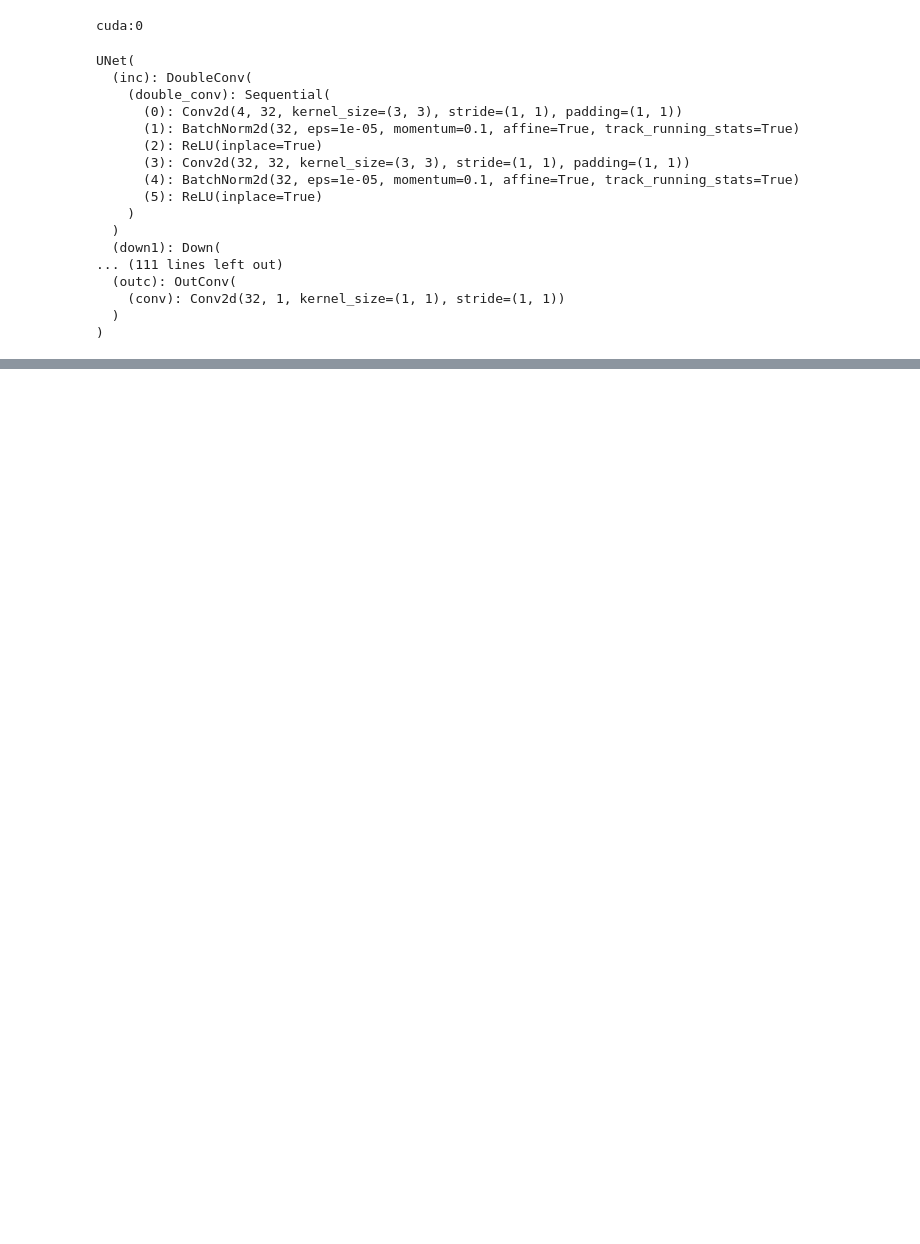
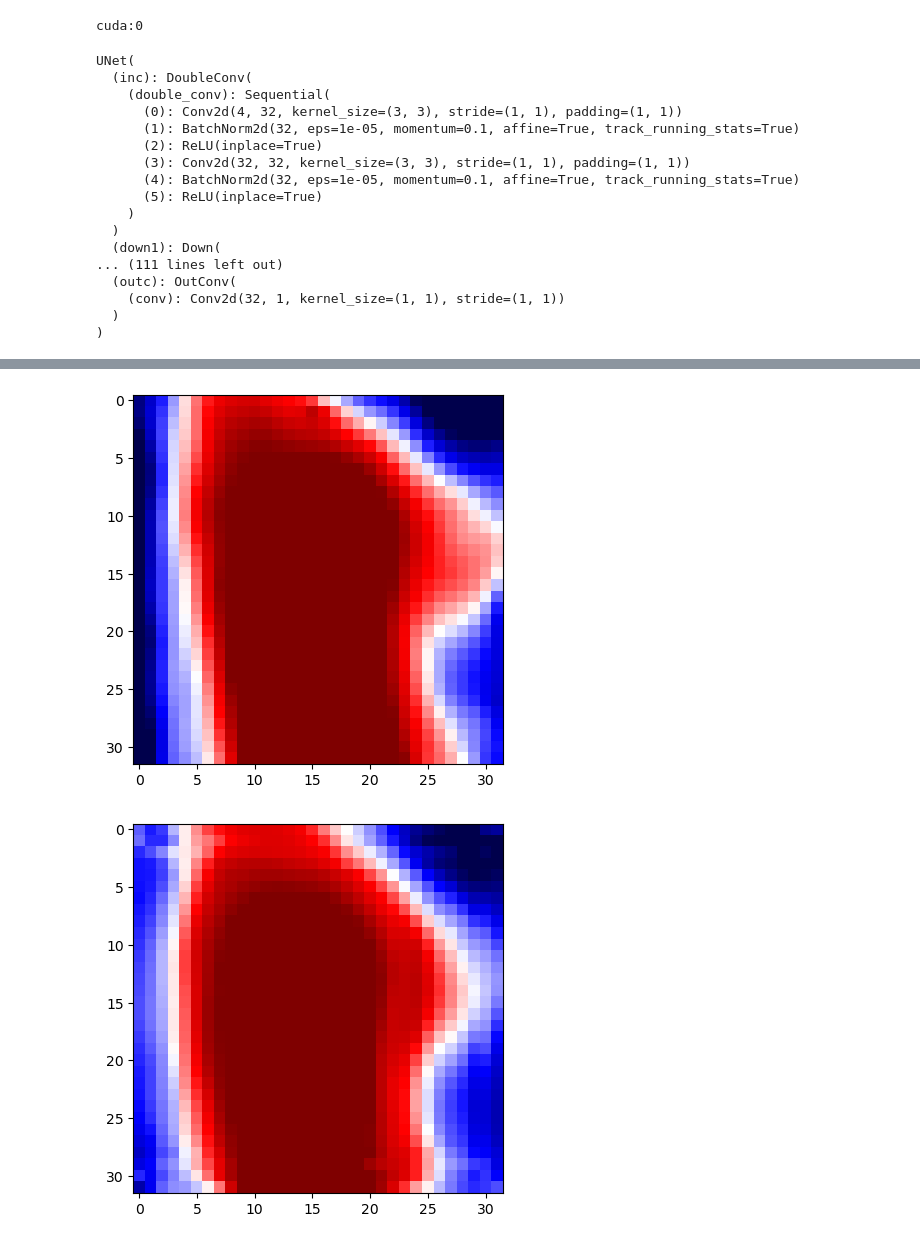
Before and after one commit to mariajmolina/ML-for-S2S, a Jupyter notebook: ML-for-S2S/torch-unet-s2s-dataset.ipynb, the cells around one changed output, grey strips where cells are left out. Saved outputs shown, nothing was run; the diff lists cells and outputs as text; code cells hidden in the pictures; blank space fills up the shorter version.

```diff
--- a/ML-for-S2S/torch-unet-s2s-dataset.ipynb
+++ b/ML-for-S2S/torch-unet-s2s-dataset.ipynb
@@ -393,7 +395,7 @@ torch.Size([64, 1, 32, 32])
 # %%
-sample_ = 16
+sample_ = 3
 
-d_inp = i['input'].squeeze(dim=2).cpu().detach().numpy()[sample_,3,:,:].flatten()
+d_inp = i['input'].squeeze(dim=2).cpu().detach().numpy()[sample_,nc-1,:,:].flatten()
 e_out = net(i['input'].squeeze(dim=2).to(device, dtype=torch.float)).cpu().detach().numpy()[sample_,0,:,:].flatten()
 f_lab = i['label'].squeeze(dim=2).cpu().detach().numpy()[sample_,0,:,:].flatten()
 # %%
@@ -432,0 +433,13 @@ plt.imshow(c_lab, vmin=-1, vmax=1, cmap='seismic'); plt.show()
+# %%
+a_inp = i['input'].squeeze(dim=2).cpu().detach().numpy()[:,nc-1,:,:][sample_]
+
+b_out = net(i['input'].squeeze(dim=2).to(device, dtype=torch.float)).cpu().detach().numpy()[:,0,:,:][sample_]
+
+c_lab = i['label'].squeeze(dim=2).cpu().detach().numpy()[:,0,:,:][sample_]
+
+plt.imshow(a_inp, vmin=-0.5, vmax=0.5, cmap='seismic'); plt.show()
+plt.imshow(b_out, vmin=-0.5, vmax=0.5, cmap='seismic'); plt.show()
+plt.imshow(c_lab, vmin=-0.5, vmax=0.5, cmap='seismic'); plt.show()
+# %% [output]
+[figure, added]
+[figure, added]
```
Also changed, not shown: parts of 17 cells of this notebook.
